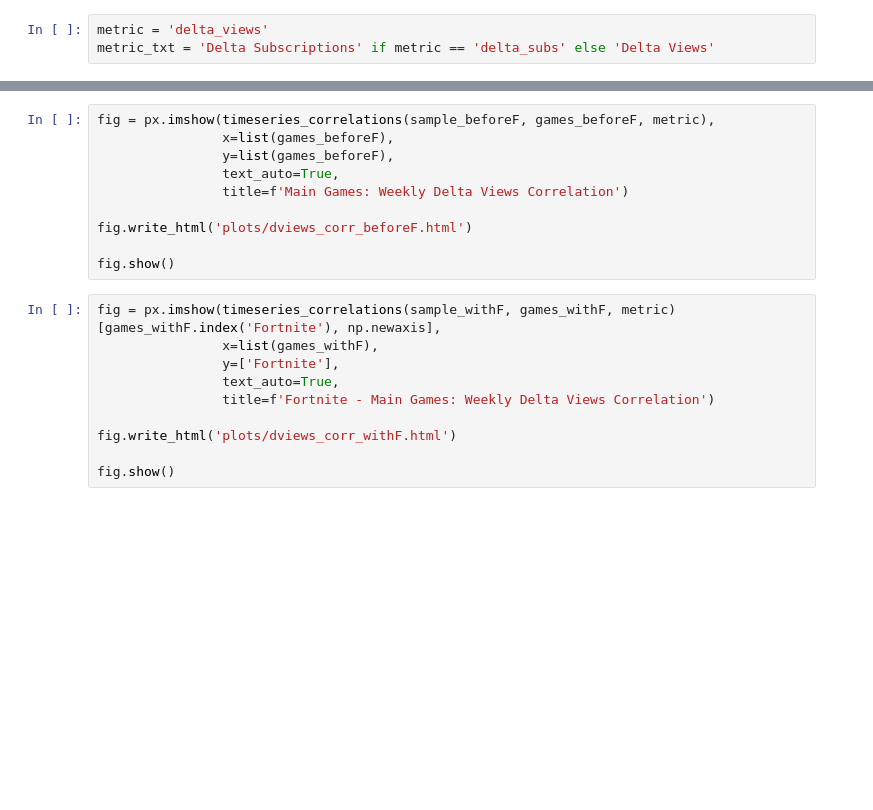
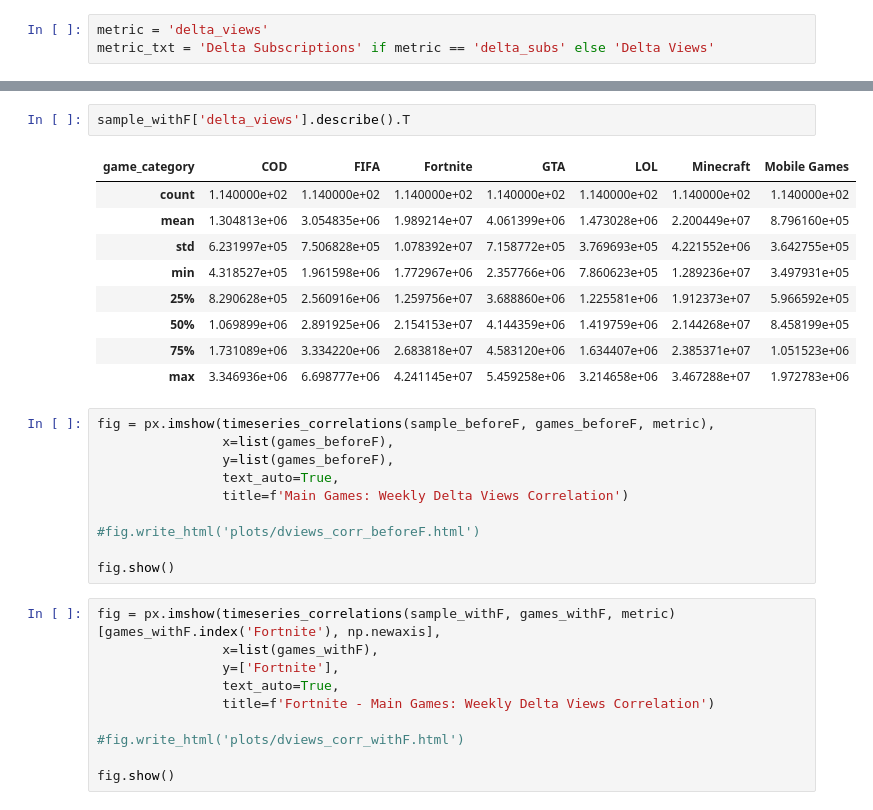
Before and after one commit to epfl-ada/ada-2023-project-analyticavengers2023, a Jupyter notebook: handout.ipynb, the cells around one changed output, grey strips where cells are left out. Cells and saved outputs as stored; diff of their text form; blank space fills up the shorter version.

```diff
--- a/handout.ipynb
+++ b/handout.ipynb
@@ -231,3 +192,15 @@ fig.show()
+# %%
+sample_withF['delta_views'].describe().T
+# %% [output]
+| game_category | COD | FIFA | Fortnite | GTA | LOL | Minecraft | Mobile Games |
+| count | 1.140000e+02 | 1.140000e+02 | 1.140000e+02 | 1.140000e+02 | 1.140000e+02 | 1.140000e+02 | 1.140000e+02 |
+| mean | 1.304813e+06 | 3.054835e+06 | 1.989214e+07 | 4.061399e+06 | 1.473028e+06 | 2.200449e+07 | 8.796160e+05 |
+| std | 6.231997e+05 | 7.506828e+05 | 1.078392e+07 | 7.158772e+05 | 3.769693e+05 | 4.221552e+06 | 3.642755e+05 |
+| min | 4.318527e+05 | 1.961598e+06 | 1.772967e+06 | 2.357766e+06 | 7.860623e+05 | 1.289236e+07 | 3.497931e+05 |
+| 25% | 8.290628e+05 | 2.560916e+06 | 1.259756e+07 | 3.688860e+06 | 1.225581e+06 | 1.912373e+07 | 5.966592e+05 |
+| 50% | 1.069899e+06 | 2.891925e+06 | 2.154153e+07 | 4.144359e+06 | 1.419759e+06 | 2.144268e+07 | 8.458199e+05 |
+| 75% | 1.731089e+06 | 3.334220e+06 | 2.683818e+07 | 4.583120e+06 | 1.634407e+06 | 2.385371e+07 | 1.051523e+06 |
+| max | 3.346936e+06 | 6.698777e+06 | 4.241145e+07 | 5.459258e+06 | 3.214658e+06 | 3.467288e+07 | 1.972783e+06 |
 # %%
 fig = px.imshow(timeseries_correlations(sample_beforeF, games_beforeF, metric),
                 x=list(games_beforeF),
@@ -235,7 +208,7 @@ fig = px.imshow(timeseries_correlations(sample_beforeF, games_beforeF, metric),
                 text_auto=True,
                 title=f'Main Games: Weekly Delta Views Correlation')
 
-fig.write_html('plots/dviews_corr_beforeF.html')
+#fig.write_html('plots/dviews_corr_beforeF.html')
 
 fig.show()
 # %%
@@ -245,6 +218,6 @@ fig = px.imshow(timeseries_correlations(sample_withF, games_withF, metric)[games
                 text_auto=True,
                 title=f'Fortnite - Main Games: Weekly Delta Views Correlation')
 
-fig.write_html('plots/dviews_corr_withF.html')
+#fig.write_html('plots/dviews_corr_withF.html')
 
 fig.show()
```
Also changed, not shown: parts of 27 cells of this notebook, 2 other files.
